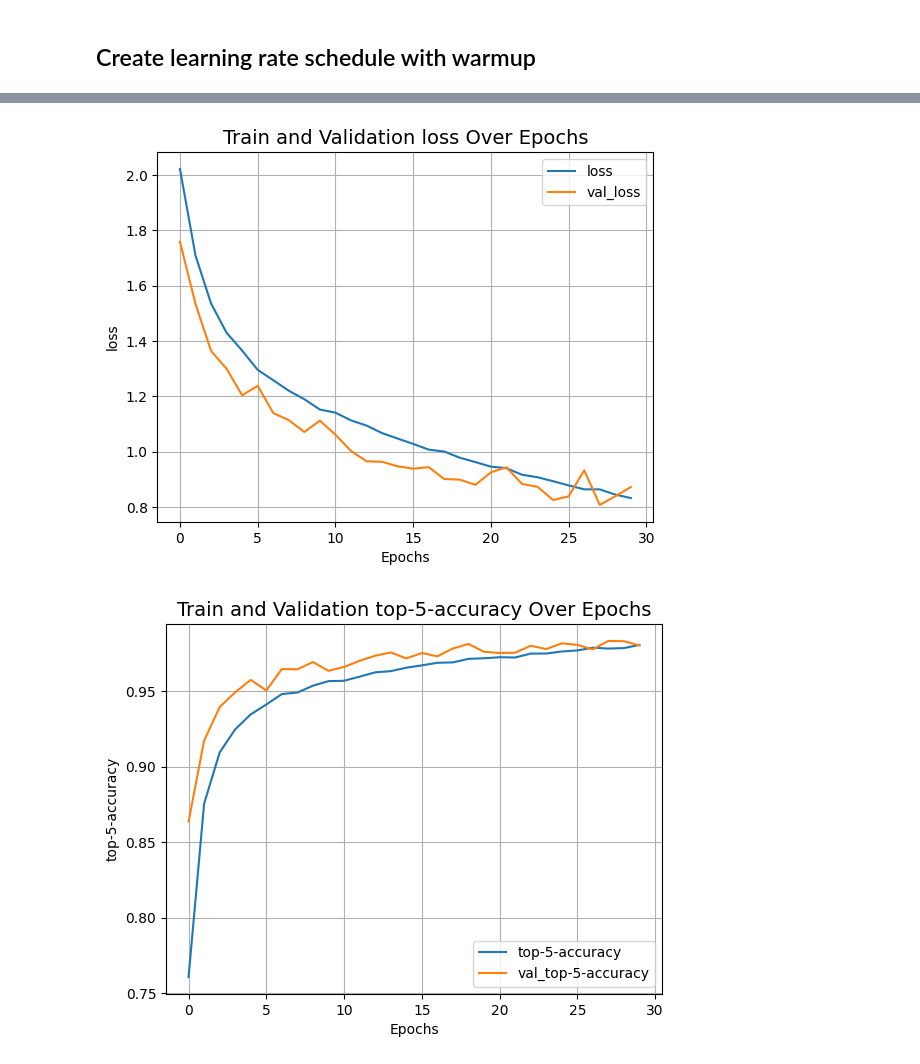
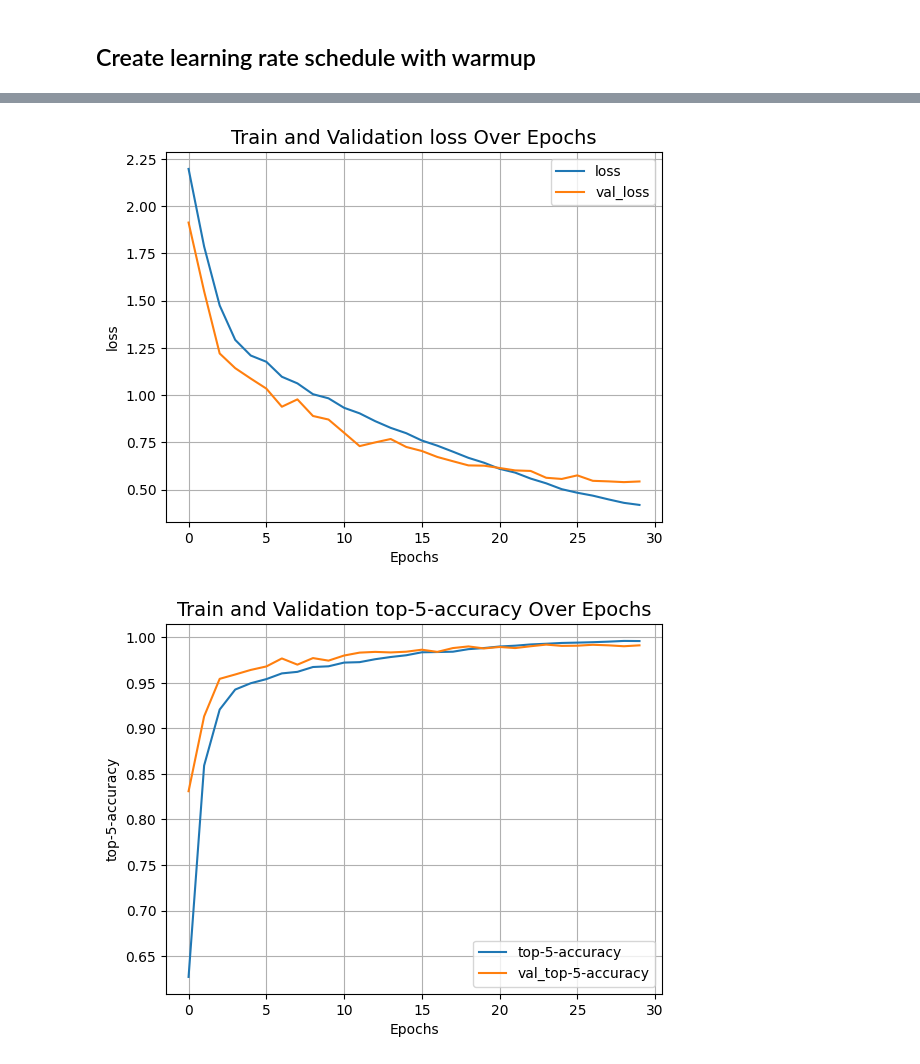
Before and after one commit to theboredman/CSE468, a Jupyter notebook: Quiz_1/Transformer/Using_Transformer_CIFAR10.ipynb, the cells around one changed output, grey strips where cells are left out. Saved outputs shown, nothing was run; the diff lists cells and outputs as text; code cells hidden in the pictures.

Commit message:
CIFAR10 Transformer 81%

```diff
--- a/Quiz_1/Transformer/Using_Transformer_CIFAR10.ipynb
+++ b/Quiz_1/Transformer/Using_Transformer_CIFAR10.ipynb
@@ -81,20 +94,22 @@ num_epochs = 30  # For real training, use num_epochs=100. 10 is a test value
 image_size = 72  # We'll resize input images to this size
 patch_size = 6  # Size of the patches to be extract from the input images
 num_patches = (image_size // patch_size) ** 2
-projection_dim = 128  # Increased from 64 for better representation
-num_heads = 8  # Increased from 4 for more attention diversity
+projection_dim = 192  # Increased from 128 for better representation capacity
+num_heads = 12  # Increased from 8 for more attention diversity and finer-grained patterns
 transformer_units = [
-    projection_dim * 4,  # Increased FFN expansion ratio to 4x
+    projection_dim * 4,  # FFN expansion ratio 4x (standard for ViT)
     projection_dim,
 ]  # Size of the transformer layers
-transformer_layers = 12  # Increased from 8 for deeper architecture
+transformer_layers = 12  # Deep architecture for better feature learning
 mlp_head_units = [
+    2048,  # Wider classification head
     1024,
     512,
 ]  # Size of the dense layers of the final classifier
 dropout_rate = 0.1
-stochastic_depth_rate = 0.15  # Increased for stronger regularization
-layer_scale_init = 1e-4  # LayerScale initialization value
+attention_dropout = 0.1  # Separate dropout for attention layers
+stochastic_depth_rate = 0.2  # Increased for stronger regularization in deeper network
+layer_scale_init = 1e-5  # LayerScale initialization value (smaller for stability)
 label_smoothing = 0.1  # Label smoothing for better generalization
 # %% [markdown]
 ## Use data augmentation
@@ -175,8 +190,10 @@ class LayerScale(layers.Layer):
 # %%
 
 def mlp(x, hidden_units, dropout_rate):
-    for units in hidden_units:
-        x = layers.Dense(units, activation=keras.activations.gelu)(x)
+    """Improved MLP with GELU activation and dropout."""
+    for i, units in enumerate(hidden_units):
+        x = layers.Dense(units)(x)
+        x = keras.activations.gelu(x)
         x = layers.Dropout(dropout_rate)(x)
     return x
 # %% [markdown]
@@ -398,15 +423,33 @@ class WarmupCosineDecay(keras.optimizers.schedules.LearningRateSchedule):
             "min_lr": self.min_lr
         }
 # %%
+def run_experiment(model):
+    # Calculate steps for learning rate schedule
+    steps_per_epoch = len(x_train) // batch_size
+    total_steps = steps_per_epoch * num_epochs
+    warmup_steps = steps_per_epoch * warmup_epochs
 
-def run_experiment(model):
+    # Create learning rate schedule with warmup and cosine decay
+    lr_schedule = WarmupCosineDecay(
+        base_lr=learning_rate,
+        warmup_steps=warmup_steps,
+        total_steps=total_steps,
+        min_lr=learning_rate * 0.01  # Decay to 1% of base learning rate
+    )
+
     optimizer = keras.optimizers.AdamW(
-        learning_rate=learning_rate, weight_decay=weight_decay
+        learning_rate=lr_schedule,
+        weight_decay=weight_decay,
+        clipnorm=1.0  # Gradient clipping for training stability
     )
 
     model.compile(
         optimizer=optimizer,
-        loss=keras.losses.SparseCategoricalCrossentropy(from_logits=True),
+        loss=keras.losses.SparseCategoricalCrossentropy(
+            from_logits=True,
+            # Removed label_smoothing as it's not a direct argument here.
+            # It can be applied to the target labels before compilation if needed.
+        ),
         metrics=[
             keras.metrics.SparseCategoricalAccuracy(name="accuracy"),
             keras.metrics.SparseTopKCategoricalAccuracy(5, name="top-5-accuracy"),
@@ -421,13 +464,30 @@ def run_experiment(model):
         save_weights_only=True,
     )
 
+    # Early stopping to prevent overfitting
+    early_stopping = keras.callbacks.EarlyStopping(
+        monitor="val_accuracy",
+        patience=15,
+        restore_best_weights=True,
+        verbose=1
+    )
+
+    # Reduce learning rate on plateau as backup to cosine schedule
+    reduce_lr = keras.callbacks.ReduceLROnPlateau(
+        monitor="val_loss",
+        factor=0.5,
+        patience=5,
+        min_lr=1e-7,
+        verbose=1
+    )
+
     history = model.fit(
         x=x_train,
         y=y_train,
         batch_size=batch_size,
         epochs=num_epochs,
         validation_split=0.1,
-        callbacks=[checkpoint_callback],
+        callbacks=[checkpoint_callback, early_stopping, reduce_lr],
     )
 
     model.load_weights(checkpoint_filepath)
@@ -476,2 +536,2 @@ Test top 5 accuracy: 97.97%
-[figure, old version]
+[figure, new version]
-[figure, old version]
+[figure, new version]
```
Also changed, not shown: parts of 4 cells of this notebook.
